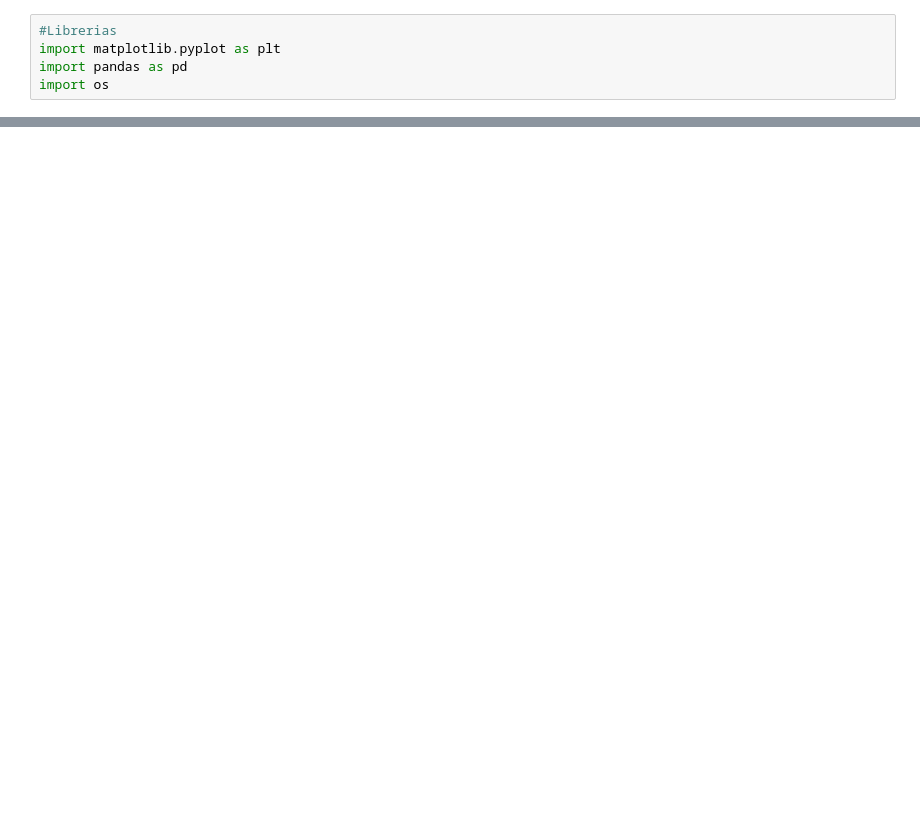
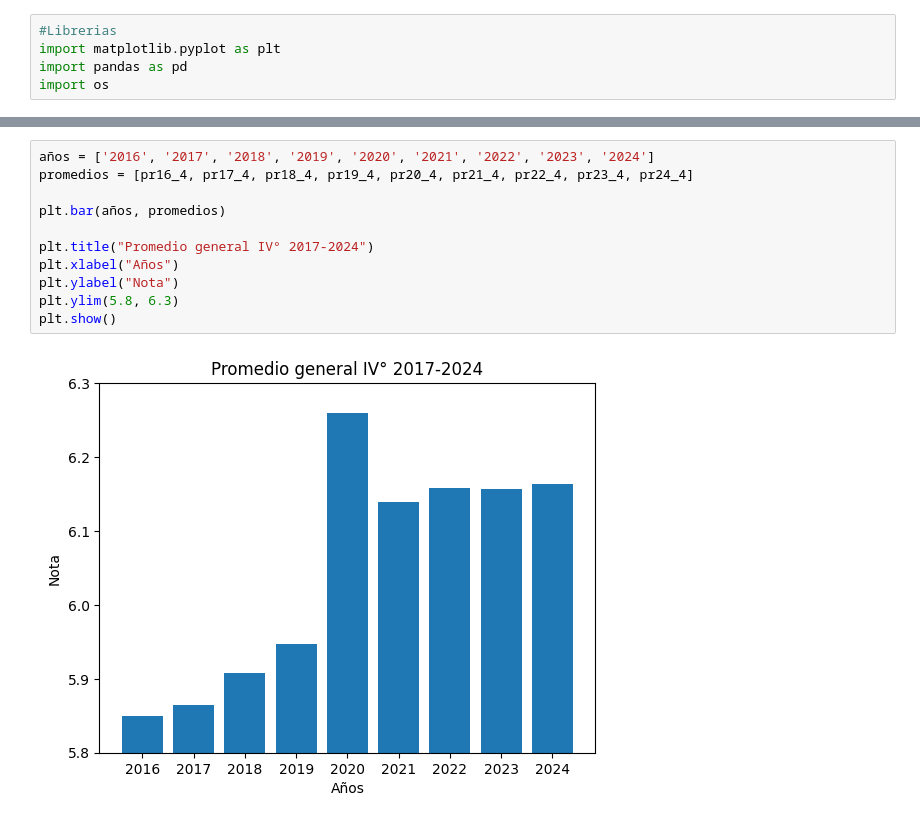
Before and after one commit to cony45678/Proyecto-Semestral-IMT2200, a Jupyter notebook: proyecto/notebook_rendimiento.ipynb, the cells around one changed output, grey strips where cells are left out. Cells and saved outputs as stored; diff of their text form; blank space fills up the shorter version.

```diff
--- a/proyecto/notebook_rendimiento.ipynb
+++ b/proyecto/notebook_rendimiento.ipynb
@@ -69,0 +239,13 @@ plt.show()
+# %%
+años = ['2016', '2017', '2018', '2019', '2020', '2021', '2022', '2023', '2024']
+promedios = [pr16_4, pr17_4, pr18_4, pr19_4, pr20_4, pr21_4, pr22_4, pr23_4, pr24_4]
+
+plt.bar(años, promedios)
+
+plt.title("Promedio general IV° 2017-2024")
+plt.xlabel("Años")
+plt.ylabel("Nota")
+plt.ylim(5.8, 6.3)
+plt.show()
+# %% [output]
+[figure, added]
```
Also changed, not shown: parts of 17 cells of this notebook.
